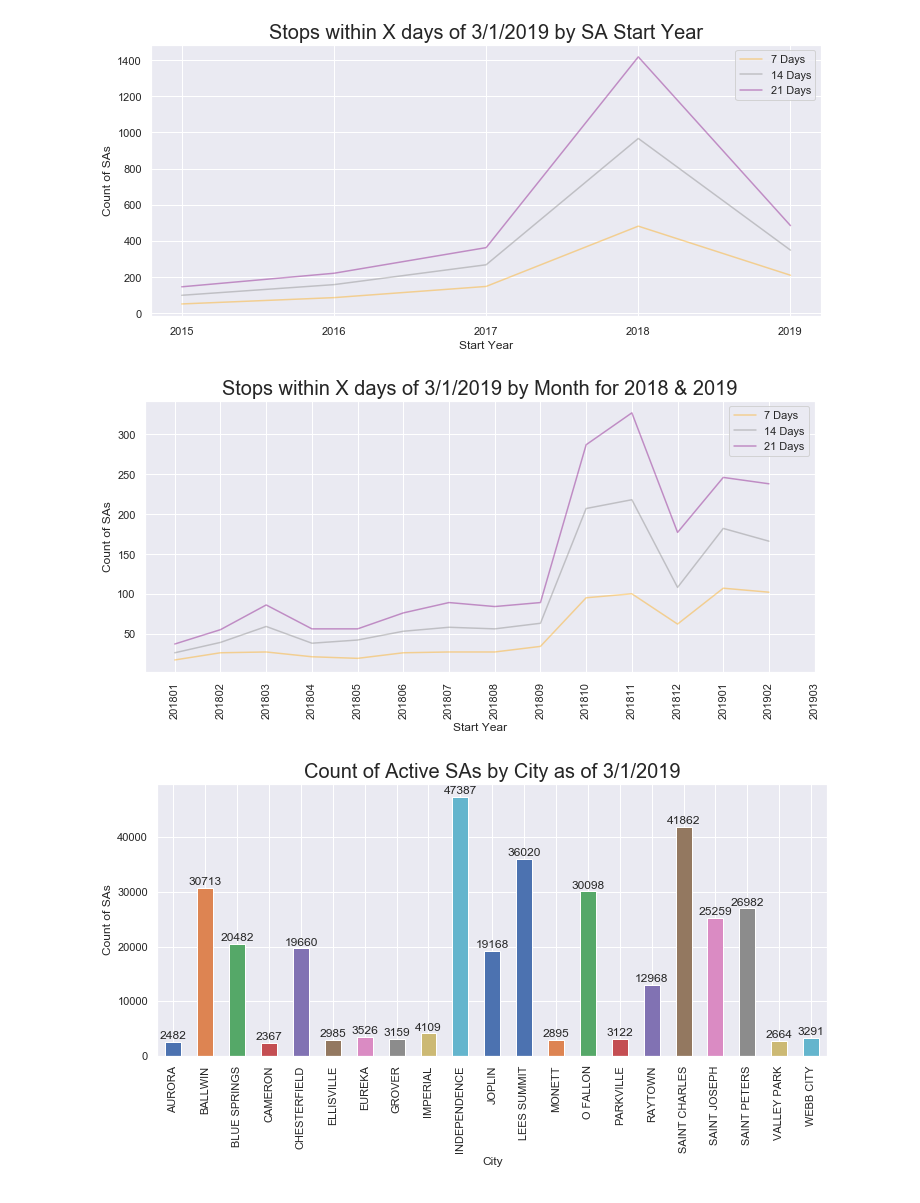
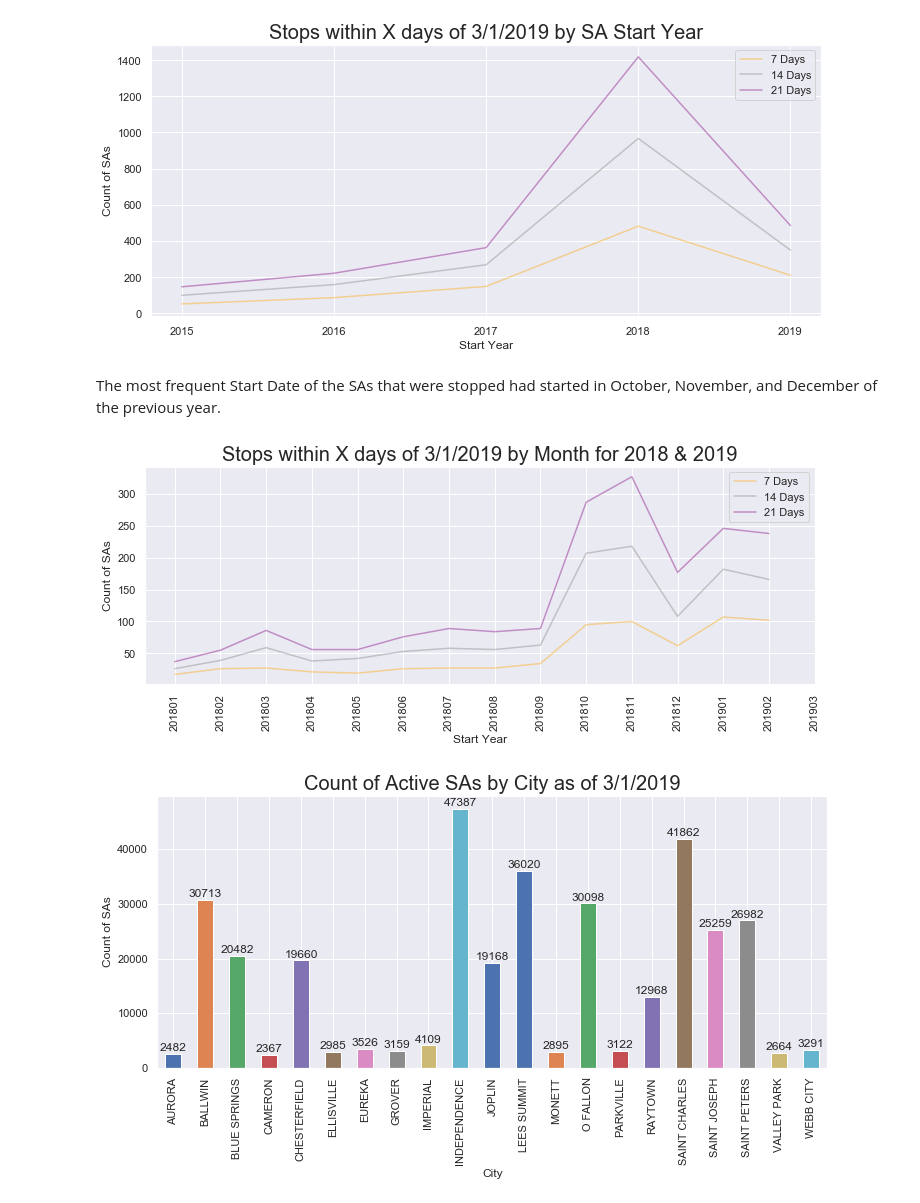
Before and after one commit to brocknosbisch/Springboard_Capstone_2, a Jupyter notebook: Chapter_2_Capstone_2_Data_Story.ipynb, the cells around one changed output. Cells and saved outputs as stored; diff of their text form; code cells hidden in the pictures.

```diff
--- a/Chapter_2_Capstone_2_Data_Story.ipynb
+++ b/Chapter_2_Capstone_2_Data_Story.ipynb
@@ -190,42 +205,41 @@ plt.legend(loc=0)
 plt.show()
 # %% [output]
 [figure]
+# %% [markdown]
+The most frequent Start Date of the SAs that were stopped had started in October, November, and December of the previous year.
 # %%
 
 # Average # of Days Person was Off Before Starting Service
 # Excluding Services that had another gas service at the same time which causes negative # of Days
 # Only including a Person if they had service with us before.
 
-plt1_column_names = (#'201501','201502','201503','201504','201505','201506','201507','201508','201509','201510','201511','201512',
-                     #'201601','201602','201603','201604','201605','201606','201607','201608','201609','201610','201611','201612',
-                     #'201701','201702','201703','201704','201705','201706','201707','201708','201709','201710','201711','201712',
-                     '201801','201802','201803','201804','201805','201806','201807','201808','201809','201810','201811','201812',
+plt1_column_names = ('201801','201802','201803','201804','201805','201806','201807','201808','201809','201810','201811','201812',
                      '201901','201902','201903'#,'201904','201905','201906','201907','201908','201909','201910','201911','201912'
                     )
 
-plt.figure(figsize=(12,5))
+plt.figure(figsize=(12,4))
 plt1 = df.loc[((df['STOP_7_DAYS_FROM_20190301'] == 1) & (df['SA_START_YEAR_MONTH'] >= '201801'))].groupby('SA_START_YEAR_MONTH')['STOP_7_DAYS_FROM_20190301'].sum().plot(kind='line', color='orange', alpha=.4, grid=True, label='7 Days')
 plt1.set_title('Stops within X days of 3/1/2019 by Month for 2018 & 2019',fontsize= 20)
 
 plt2 = df.loc[((df['STOP_14_DAYS_FROM_20190301'] == 1) & (df['SA_START_YEAR_MONTH'] >= '201801'))].groupby('SA_START_YEAR_MONTH')['STOP_14_DAYS_FROM_20190301'].sum().plot(kind='line', color='gray', alpha=.4, grid=True, label='14 Days')
 
 plt3 = df.loc[((df['STOP_21_DAYS_FROM_20190301'] == 1) & (df['SA_START_YEAR_MONTH'] >= '201801'))].groupby('SA_START_YEAR_MONTH')['STOP_21_DAYS_FROM_20190301'].sum().plot(kind='line', color='purple', alpha=.4, grid=True, label='21 Days')
 
 plt.xticks(rotation=90)
 plt1.set_xlabel('Start Year')
 plt1.set_ylabel('Count of SAs')
 
 plt1.set_xticks(np.arange(len(plt1_column_names)))
 
 plt1.set_xticklabels(plt1_column_names)
 
 h1, l1 = plt1.get_legend_handles_labels()
 
 plt.legend(loc=0)
 
 plt.show()
 # %% [output]
-[figure, old version]
+[figure, new version]
 # %%
 plt.figure(figsize=(12,5))
 plt1 = df.loc[((df['SA_START_YEAR_MONTH']  < '201903') & (df['SA_END_YEAR_MONTH'] >= '201903'))].groupby('CITY')['STOP_7_DAYS_FROM_20190301'].count().plot(kind='bar')
```
Also changed, not shown: parts of 37 cells of this notebook.
